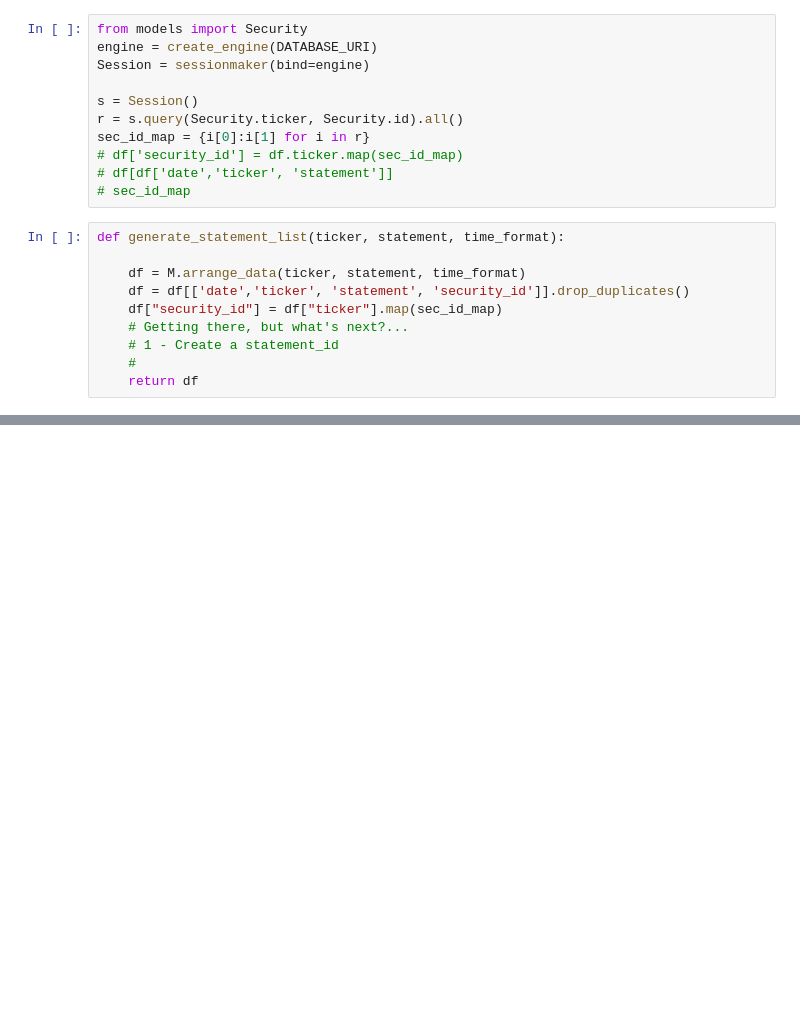
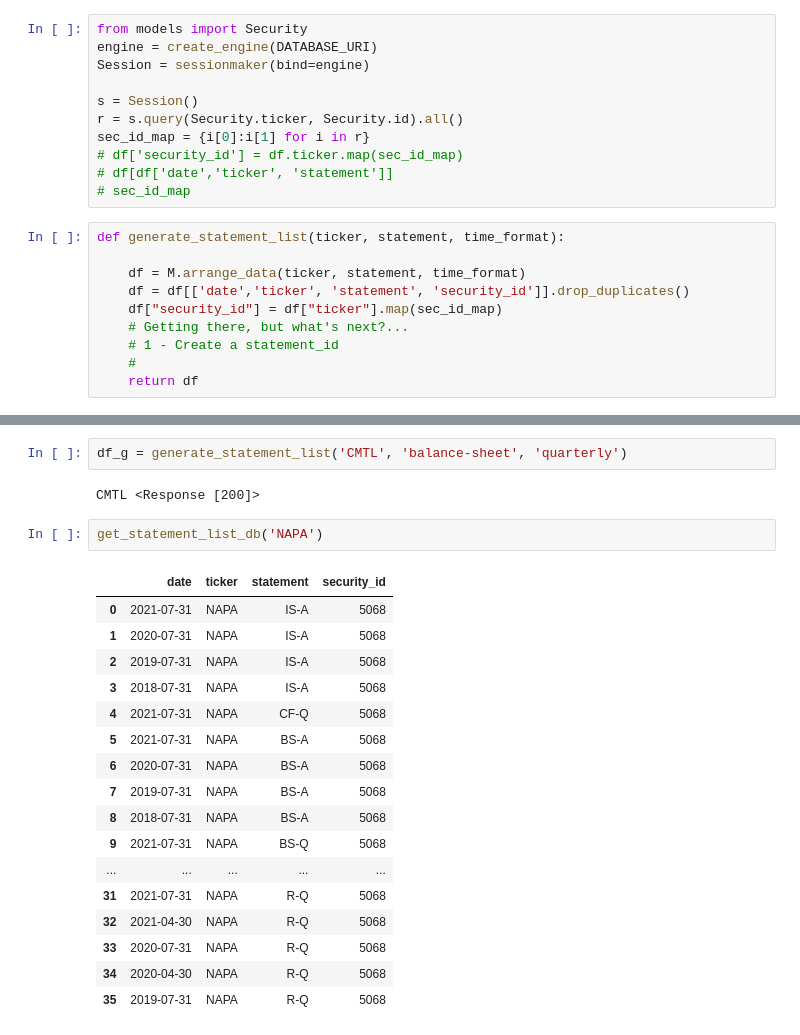
Before and after one commit to VonPappen/Simply-Fundamental-Database-Webscrapper, a Jupyter notebook: test2.ipynb, the cells around one changed output, grey strips where cells are left out. Cells and saved outputs as stored; diff of their text form; blank space fills up the shorter version.

```diff
--- a/test2.ipynb
+++ b/test2.ipynb
@@ -365,0 +299,24 @@ False
+# %%
+df_g = generate_statement_list('CMTL', 'balance-sheet', 'quarterly')
+# %% [output]
+CMTL <Response [200]>
+# %%
+get_statement_list_db('NAPA')
+# %% [output]
+|  | date | ticker | statement | security_id |
+| 0 | 2021-07-31 | NAPA | IS-A | 5068 |
+| 1 | 2020-07-31 | NAPA | IS-A | 5068 |
+| 2 | 2019-07-31 | NAPA | IS-A | 5068 |
+| 3 | 2018-07-31 | NAPA | IS-A | 5068 |
+| 4 | 2021-07-31 | NAPA | CF-Q | 5068 |
+| 5 | 2021-07-31 | NAPA | BS-A | 5068 |
+| 6 | 2020-07-31 | NAPA | BS-A | 5068 |
+| 7 | 2019-07-31 | NAPA | BS-A | 5068 |
+| 8 | 2018-07-31 | NAPA | BS-A | 5068 |
+| 9 | 2021-07-31 | NAPA | BS-Q | 5068 |
+| ... | ... | ... | ... | ... |
+| 31 | 2021-07-31 | NAPA | R-Q | 5068 |
+| 32 | 2021-04-30 | NAPA | R-Q | 5068 |
+| 33 | 2020-07-31 | NAPA | R-Q | 5068 |
+| 34 | 2020-04-30 | NAPA | R-Q | 5068 |
+| 35 | 2019-07-31 | NAPA | R-Q | 5068 |
```
Also changed, not shown: parts of 21 cells of this notebook, 18 other files.
